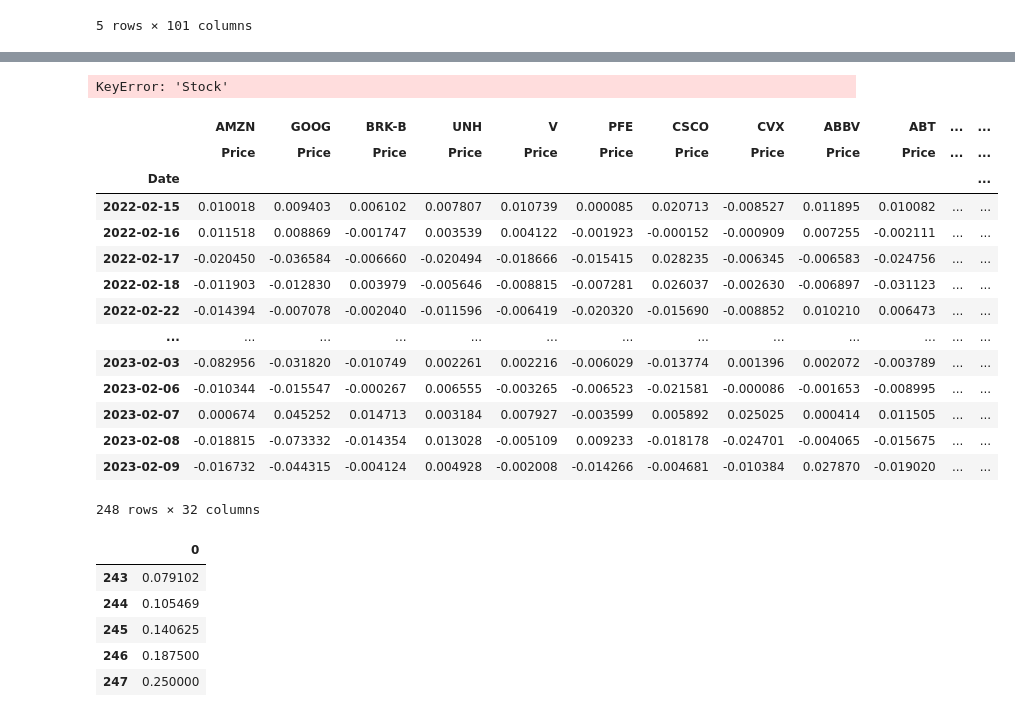
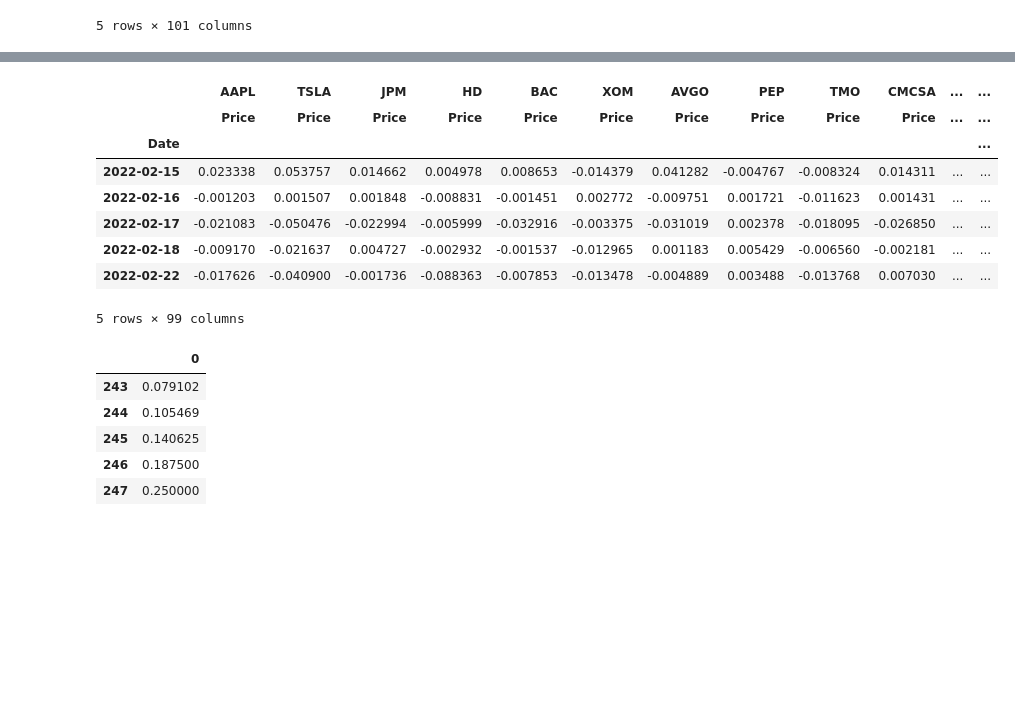
Before and after one commit to MEstrada21/FinTech-545-Spring2023, a Jupyter notebook: Week04/Project/HomeworkWeek4.ipynb, the cells around one changed output, grey strips where cells are left out. Cells and saved outputs as stored; diff of their text form; code cells hidden in the pictures; blank space fills up the shorter version.

Commit message:
fix montecarlo and get total to work

```diff
--- a/Week04/Project/HomeworkWeek4.ipynb
+++ b/Week04/Project/HomeworkWeek4.ipynb
@@ -538,10 +587,10 @@ DailyPrices.head()
 portfolio_A = pd.DataFrame(portfolio[portfolio.index == 'A'])
 portfolio_B = pd.DataFrame(portfolio[portfolio.index == 'B'])
 portfolio_C = pd.DataFrame(portfolio[portfolio.index == 'C'])
-portfolio_Total = portfolio
+portfolio_Total = pd.DataFrame(portfolio[portfolio.index == 'Total'])
 
 #reset index for portfolio_A
-portfolio_A = portfolio_A.reset_index()
-portfolio_A.head()
-
+# portfolio_A = portfolio_A.reset_index()
+# portfolio_A.head()
+# portfolio_B.head()
 #set index by Portfolio
@@ -640,16 +623,3 @@ KeyError: "['Date'] not in index"
-# %%
-def CalculateDollarValueofPortfolio(portfolio_A,prices):
-
-    portfolio_A['Asset Value'] = (portfolio_A['Holding'] * prices[portfolio_A['Stock'].iloc[-1]])
-    return portfolio_A
-
-# stock_price_port_A = GetCorrespondingStockPrices(portfolio_A, DailyPrices)
-# portfolio_A_value = CalculateDollarValueofPortfolio(portfolio_A, stock_price_port_A)
-# #calculate the value of the portfolio
-
-portfolio_A = CalculateDollarValueofPortfolio(portfolio_A, DailyPrices)
-# %% [output]
-KeyError: 'Stock'
 # %%
 stock_Ret_Matrix_A= calculateReturns(stockPricesA, methodOfCalculation= "Arithmetic")
 
@@ -657,64 +627,58 @@ stock_Ret_Matrix_A= calculateReturns(stockPricesA, methodOfCalculation= "Arithme
 
 
 mean_returns_port_A = stock_Ret_Matrix_A.mean()
-mean_returns_port_A.head()
+# mean_returns_port_A.head()
 stock_Ret_Matrix_A_Mean_Adj = stock_Ret_Matrix_A -mean_returns_port_A
 #get what is indexed by
 stock_Ret_Matrix_A_Mean_Adj
 
 #drop date
 
 stock_Ret_Matrix_B= calculateReturns(stockPricesB, methodOfCalculation= "Arithmetic")
-stock_Ret_Matrix_B.head()
+# stock_Ret_Matrix_B.head()
 
 
 
 mean_returns_port_B = stock_Ret_Matrix_B.mean()
 mean_returns_port_B
 stock_Ret_Matrix_B_Mean_Adj = stock_Ret_Matrix_B -mean_returns_port_B
 #get what is indexed by
-stock_Ret_Matrix_B_Mean_Adj.head()
+# stock_Ret_Matrix_B_Mean_Adj.head()
 
 #drop date
 stock_Ret_Matrix_C= calculateReturns(stockPricesC, methodOfCalculation= "Arithmetic")
-stock_Ret_Matrix_C.head()
+# stock_Ret_Matrix_C.head()
 
 
 
 mean_returns_port_C = stock_Ret_Matrix_C.mean()
-mean_returns_port_C.head()
+# mean_returns_port_C.head()
 stock_Ret_Matrix_C_Mean_Adj = stock_Ret_Matrix_C -mean_returns_port_C
 #get what is indexed by
-stock_Ret_Matrix_C_Mean_Adj.head()
+# stock_Ret_Matrix_C_Mean_Adj.head()
 
 
 # #drop date
-stock_Ret_Matrix_Total= calculateReturns(stockPricesC, methodOfCalculation= "Arithmetic")
-stock_Ret_Matrix_Total.head()
+stock_Ret_Matrix_Total= calculateReturns(stockPricesTotal, methodOfCalculation= "Arithmetic")
+# stock_Ret_Matrix_Total.head()
 
 
 
 mean_returns_port_Total = stock_Ret_Matrix_Total.mean()
-mean_returns_port_Total.head()
+mean_returns_port_Total
 stock_Ret_Matrix_Total_Mean_Adj = stock_Ret_Matrix_Total -mean_returns_port_Total
 #get what is indexed by
-stock_Ret_Matrix_Total_Mean_Adj
+stock_Ret_Matrix_Total_Mean_Adj.head()
 # %% [output]
-|  | AMZN | GOOG | BRK-B | UNH | V | PFE | CSCO | CVX | ABBV | ABT | ... | ... |
+|  | AAPL | TSLA | JPM | HD | BAC | XOM | AVGO | PEP | TMO | CMCSA | ... | ... |
 |  | Price | Price | Price | Price | Price | Price | Price | Price | Price | Price | ... | ... |
 | Date |  |  |  |  |  |  |  |  |  |  |  | ... |
-| 2022-02-15 | 0.010018 | 0.009403 | 0.006102 | 0.007807 | 0.010739 | 0.000085 | 0.020713 | -0.008527 | 0.011895 | 0.010082 | ... | ... |
-| 2022-02-16 | 0.011518 | 0.008869 | -0.001747 | 0.003539 | 0.004122 | -0.001923 | -0.000152 | -0.000909 | 0.007255 | -0.002111 | ... | ... |
-| 2022-02-17 | -0.020450 | -0.036584 | -0.006660 | -0.020494 | -0.018666 | -0.015415 | 0.028235 | -0.006345 | -0.006583 | -0.024756 | ... | ... |
-| 2022-02-18 | -0.011903 | -0.012830 | 0.003979 | -0.005646 | -0.008815 | -0.007281 | 0.026037 | -0.002630 | -0.006897 | -0.031123 | ... | ... |
-| 2022-02-22 | -0.014394 | -0.007078 | -0.002040 | -0.011596 | -0.006419 | -0.020320 | -0.015690 | -0.008852 | 0.010210 | 0.006473 | ... | ... |
-| ... | ... | ... | ... | ... | ... | ... | ... | ... | ... | ... | ... | ... |
-| 2023-02-03 | -0.082956 | -0.031820 | -0.010749 | 0.002261 | 0.002216 | -0.006029 | -0.013774 | 0.001396 | 0.002072 | -0.003789 | ... | ... |
-| 2023-02-06 | -0.010344 | -0.015547 | -0.000267 | 0.006555 | -0.003265 | -0.006523 | -0.021581 | -0.000086 | -0.001653 | -0.008995 | ... | ... |
-| 2023-02-07 | 0.000674 | 0.045252 | 0.014713 | 0.003184 | 0.007927 | -0.003599 | 0.005892 | 0.025025 | 0.000414 | 0.011505 | ... | ... |
-| 2023-02-08 | -0.018815 | -0.073332 | -0.014354 | 0.013028 | -0.005109 | 0.009233 | -0.018178 | -0.024701 | -0.004065 | -0.015675 | ... | ... |
-| 2023-02-09 | -0.016732 | -0.044315 | -0.004124 | 0.004928 | -0.002008 | -0.014266 | -0.004681 | -0.010384 | 0.027870 | -0.019020 | ... | ... |
+| 2022-02-15 | 0.023338 | 0.053757 | 0.014662 | 0.004978 | 0.008653 | -0.014379 | 0.041282 | -0.004767 | -0.008324 | 0.014311 | ... | ... |
+| 2022-02-16 | -0.001203 | 0.001507 | 0.001848 | -0.008831 | -0.001451 | 0.002772 | -0.009751 | 0.001721 | -0.011623 | 0.001431 | ... | ... |
+| 2022-02-17 | -0.021083 | -0.050476 | -0.022994 | -0.005999 | -0.032916 | -0.003375 | -0.031019 | 0.002378 | -0.018095 | -0.026850 | ... | ... |
+| 2022-02-18 | -0.009170 | -0.021637 | 0.004727 | -0.002932 | -0.001537 | -0.012965 | 0.001183 | 0.005429 | -0.006560 | -0.002181 | ... | ... |
+| 2022-02-22 | -0.017626 | -0.040900 | -0.001736 | -0.088363 | -0.007853 | -0.013478 | -0.004889 | 0.003488 | -0.013768 | 0.007030 | ... | ... |
-248 rows × 32 columns
+5 rows × 99 columns
 # %%
 # #Sanity check to understand how weights are being generated, understand whether you need to invert since most recent data is at bottom
 
```
Also changed, not shown: parts of 15 cells of this notebook, 1 other file.
